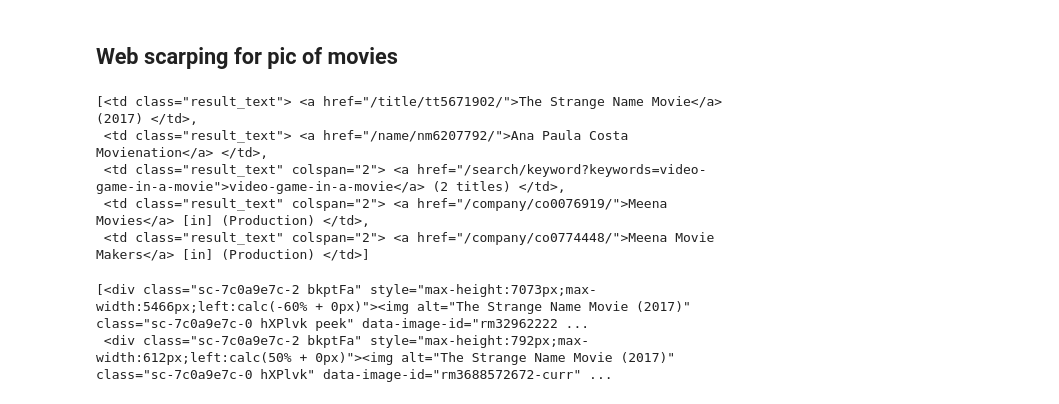
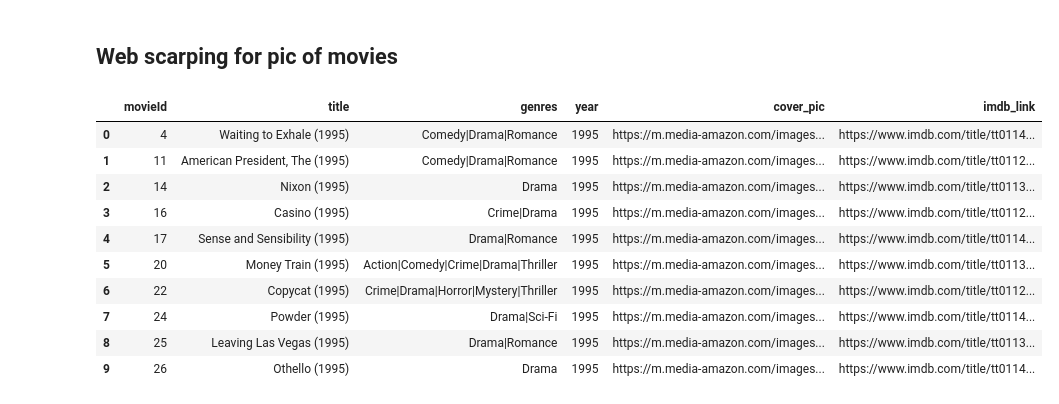
Before and after one commit to sherwan-m/WBSFLIX_Recommender_System, a Jupyter notebook: popularity_recommender.ipynb, the cells around one changed output. Saved outputs shown, nothing was run; the diff lists cells and outputs as text; code cells hidden in the pictures.

Commit message:
Web scarping for pic of movies added

```diff
--- a/popularity_recommender.ipynb
+++ b/popularity_recommender.ipynb
@@ -695,32 +695,27 @@ popular_top_n(10, ['Drama'], (1900,2018))
 | 9 | 26 | Othello (1995) | Drama | 1995 |
 # %% [markdown]
 ## Web scarping for pic of movies
-# %%
-import requests
-import re
-from bs4 import BeautifulSoup
-import pandas as pd
-import unicodedata
-movie_name = 'Sense and Sensibility (1995)'
-movie_name.replace(' ', '')
-imdb_url = f"https://www.imdb.com"
-imdb_search_url = "/find?q={movie_name}&ref_=nv_sr_sm" #make wikipedia url with the city name
-imdb_r = requests.get(imdb_url+imdb_search_url)
-imdb_soup = BeautifulSoup(imdb_r.content, "html.parser") #convert the response to BeautifulSoup variable
-# %%
-try: movie_page = imdb_soup.select('table.findList tr.findResult.odd td.result_text')
-except: movie_page = 'Unknown' # managing error, when ther is no mayor name
-# imdb_movie_url = imdb_url+ movie_page
-# imdb_movie_url
-
-movie_page
-# %% [output]
-[<td class="result_text"> <a href="/title/tt5671902/">The Strange Name Movie</a> (2017) </td>,
- <td class="result_text"> <a href="/name/nm6207792/">Ana Paula Costa Movienation</a> </td>,
- <td class="result_text" colspan="2"> <a href="/search/keyword?keywords=video-game-in-a-movie">video-game-in-a-movie</a> (2 titles) </td>,
- <td class="result_text" colspan="2"> <a href="/company/co0076919/">Meena Movies</a> [in] (Production) </td>,
- <td class="result_text" colspan="2"> <a href="/company/co0774448/">Meena Movie Makers</a> [in] (Production) </td>]
 # %%
-imdb_pic_r = requests.get(imdb_url+movie_page)
-imdb_pic_soup =  BeautifulSoup(imdb_pic_r.content, "html.parser") #convert the response to BeautifulSoup variable
-pic_page=imdb_pic_soup.select("#__next > main > div > section.ipc-page-background.ipc-page-background--base.sc-ca85a21c-0.efoFqn > section > div:nth-child(4) > section > section > div.sc-2a827f80-2.kqTacj > div.sc-2a827f80-3.dhWlsy > div > div.sc-77a2c808-2.mcnrT > div > div > a")[0]['href']
+import requests
+from bs4 import BeautifulSoup
+def add_image_link(movies):
+    cover_pic=[]
+    imdb_links =[]
+    for index,movie in movies.iterrows():
+        imdb_url = "https://www.imdb.com"
+        imdb_search_url = f"/find?q={movie.title}"
+        imdb_r = requests.get(imdb_url + imdb_search_url)
+        imdb_soup = BeautifulSoup(imdb_r.content, "html.parser") #convert the response to BeautifulSoup variable
+        try: movie_page = imdb_soup.select("div.article table.findList tr.findResult.odd td.primary_photo a")[0]['href']
+        except: movie_page = 'Unknown' # managing error, when ther is no mayor name
+        imdb_pic_r = requests.get(imdb_url+movie_page)
+        imdb_pic_soup =  BeautifulSoup(imdb_pic_r.content, "html.parser") #convert the response to BeautifulSoup variable
+        pic_page=imdb_pic_soup.select("#__next > main > div > section.ipc-page-background.ipc-page-background--base.sc-ca85a21c-0.efoFqn > section > div:nth-child(4) > section > section > div.sc-2a827f80-2.kqTacj > div.sc-2a827f80-3.dhWlsy > div > div.sc-77a2c808-2.mcnrT > div > div > a")[0]['href']
+        pic_href_r = requests.get(imdb_url+pic_page)
+        pic_href_soup =  BeautifulSoup(pic_href_r.content, "html.parser")
+        pic_link = pic_href_soup.select("div.sc-7c0a9e7c-2.bkptFa img")[0]['src']
+        cover_pic.append(pic_link)
+        imdb_links.append(imdb_url+movie_page)
+    movies['cover_pic'] = cover_pic
+    movies['imdb_link'] = imdb_links
+    return movies
@@ -730,6 +722,15 @@ pic_href_soup =  BeautifulSoup(pic_href_r.content, "html.parser")
-# %%
-# pic_href_soup.select("#__next > main > div.ipc-page-content-container.ipc-page-content-container--full.sc-10d45a83-0.kelRIf > div.sc-92eff7c6-1.gHPZBs.media-viewer > div:nth-child(5) > img")
-pic_href_soup.select("div.sc-7c0a9e7c-2.bkptFa")
-# %% [output]
-[<div class="sc-7c0a9e7c-2 bkptFa" style="max-height:7073px;max-width:5466px;left:calc(-60% + 0px)"><img alt="The Strange Name Movie (2017)" class="sc-7c0a9e7c-0 hXPlvk peek" data-image-id="rm32962222 ...
- <div class="sc-7c0a9e7c-2 bkptFa" style="max-height:792px;max-width:612px;left:calc(50% + 0px)"><img alt="The Strange Name Movie (2017)" class="sc-7c0a9e7c-0 hXPlvk" data-image-id="rm3688572672-curr" ...
+# %%
+kkkkkk=popular_top_n(10, ['Drama'], (1900,2018))
+add_image_link(kkkkkk)
+# %% [output]
+|  | movieId | title | genres | year | cover_pic | imdb_link |
+| 0 | 4 | Waiting to Exhale (1995) | Comedy|Drama|Romance | 1995 | https://m.media-amazon.com/images... | https://www.imdb.com/title/tt0114... |
+| 1 | 11 | American President, The (1995) | Comedy|Drama|Romance | 1995 | https://m.media-amazon.com/images... | https://www.imdb.com/title/tt0112... |
+| 2 | 14 | Nixon (1995) | Drama | 1995 | https://m.media-amazon.com/images... | https://www.imdb.com/title/tt0113... |
+| 3 | 16 | Casino (1995) | Crime|Drama | 1995 | https://m.media-amazon.com/images... | https://www.imdb.com/title/tt0112... |
+| 4 | 17 | Sense and Sensibility (1995) | Drama|Romance | 1995 | https://m.media-amazon.com/images... | https://www.imdb.com/title/tt0114... |
+| 5 | 20 | Money Train (1995) | Action|Comedy|Crime|Drama|Thriller | 1995 | https://m.media-amazon.com/images... | https://www.imdb.com/title/tt0113... |
+| 6 | 22 | Copycat (1995) | Crime|Drama|Horror|Mystery|Thriller | 1995 | https://m.media-amazon.com/images... | https://www.imdb.com/title/tt0112... |
+| 7 | 24 | Powder (1995) | Drama|Sci-Fi | 1995 | https://m.media-amazon.com/images... | https://www.imdb.com/title/tt0114... |
+| 8 | 25 | Leaving Las Vegas (1995) | Drama|Romance | 1995 | https://m.media-amazon.com/images... | https://www.imdb.com/title/tt0113... |
+| 9 | 26 | Othello (1995) | Drama | 1995 | https://m.media-amazon.com/images... | https://www.imdb.com/title/tt0114... |
```
Also changed, not shown: parts of 2 cells of this notebook.
